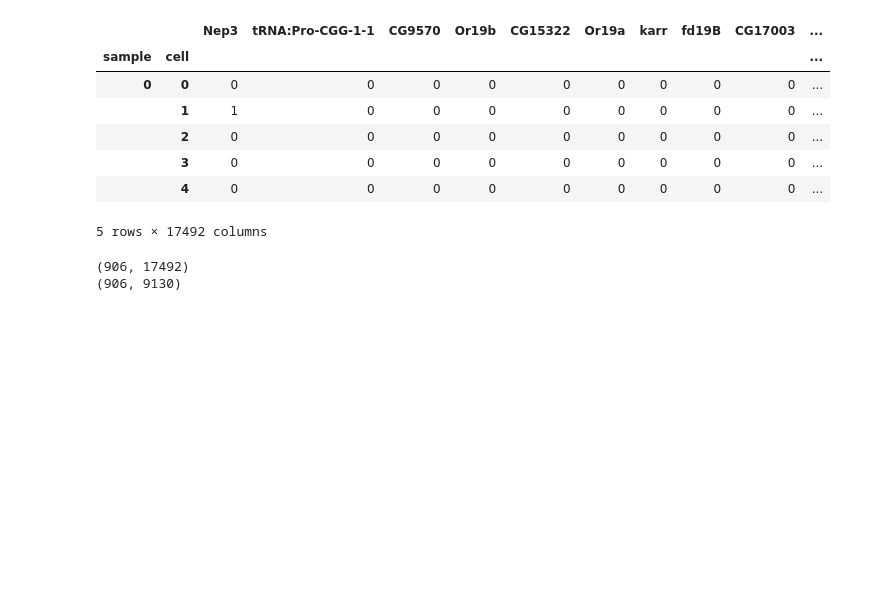
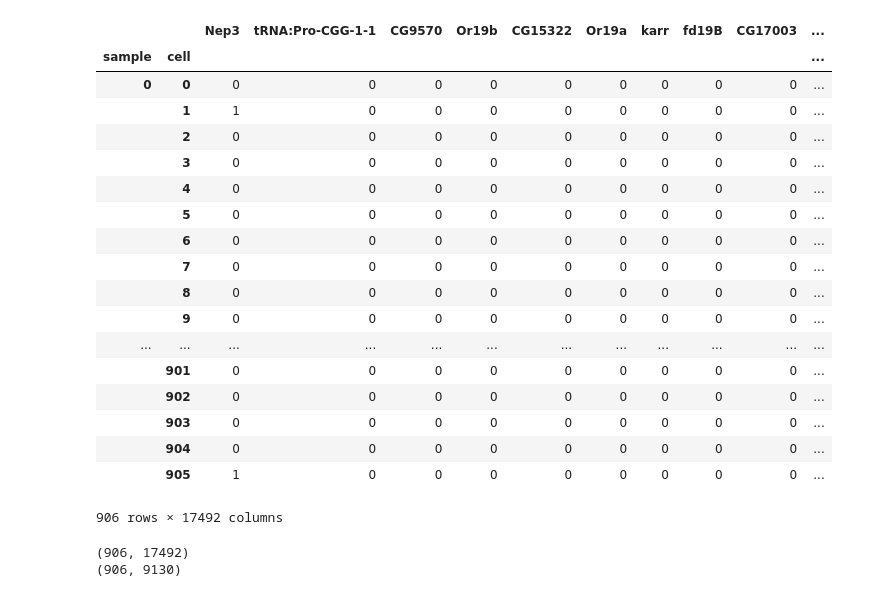
Before and after one commit to jwittenbach/polyseq, a Jupyter notebook: examples/demo.ipynb, the cells around one changed output. Drawn from its saved outputs; the diff is of its cells as text; code cells hidden in the pictures; blank space fills up the shorter version.

```diff
--- a/examples/demo.ipynb
+++ b/examples/demo.ipynb
@@ -9,22 +9,33 @@ np.random.seed(42)
 # %%
 pseq.io.download_example_data()
 
 data = pseq.io.load_example()
 
 # pretend we're working with two different samples
 n = data.shape[0]//2
 data = pseq.concat(data[:n], data[n:])
 
-data.head()
+data
 # %% [output]
 |  |  | Nep3 | tRNA:Pro-CGG-1-1 | CG9570 | Or19b | CG15322 | Or19a | karr | fd19B | CG17003 | ... |
 | sample | cell |  |  |  |  |  |  |  |  |  | ... |
 | 0 | 0 | 0 | 0 | 0 | 0 | 0 | 0 | 0 | 0 | 0 | ... |
 |  | 1 | 1 | 0 | 0 | 0 | 0 | 0 | 0 | 0 | 0 | ... |
 |  | 2 | 0 | 0 | 0 | 0 | 0 | 0 | 0 | 0 | 0 | ... |
 |  | 3 | 0 | 0 | 0 | 0 | 0 | 0 | 0 | 0 | 0 | ... |
 |  | 4 | 0 | 0 | 0 | 0 | 0 | 0 | 0 | 0 | 0 | ... |
+|  | 5 | 0 | 0 | 0 | 0 | 0 | 0 | 0 | 0 | 0 | ... |
+|  | 6 | 0 | 0 | 0 | 0 | 0 | 0 | 0 | 0 | 0 | ... |
+|  | 7 | 0 | 0 | 0 | 0 | 0 | 0 | 0 | 0 | 0 | ... |
+|  | 8 | 0 | 0 | 0 | 0 | 0 | 0 | 0 | 0 | 0 | ... |
+|  | 9 | 0 | 0 | 0 | 0 | 0 | 0 | 0 | 0 | 0 | ... |
+| ... | ... | ... | ... | ... | ... | ... | ... | ... | ... | ... | ... |
+|  | 901 | 0 | 0 | 0 | 0 | 0 | 0 | 0 | 0 | 0 | ... |
+|  | 902 | 0 | 0 | 0 | 0 | 0 | 0 | 0 | 0 | 0 | ... |
+|  | 903 | 0 | 0 | 0 | 0 | 0 | 0 | 0 | 0 | 0 | ... |
+|  | 904 | 0 | 0 | 0 | 0 | 0 | 0 | 0 | 0 | 0 | ... |
+|  | 905 | 1 | 0 | 0 | 0 | 0 | 0 | 0 | 0 | 0 | ... |
-5 rows × 17492 columns
+906 rows × 17492 columns
 # %%
 dropped = data.drop_cells(umis=1).drop_genes(num_cells=1)
 print(data.shape)
```
